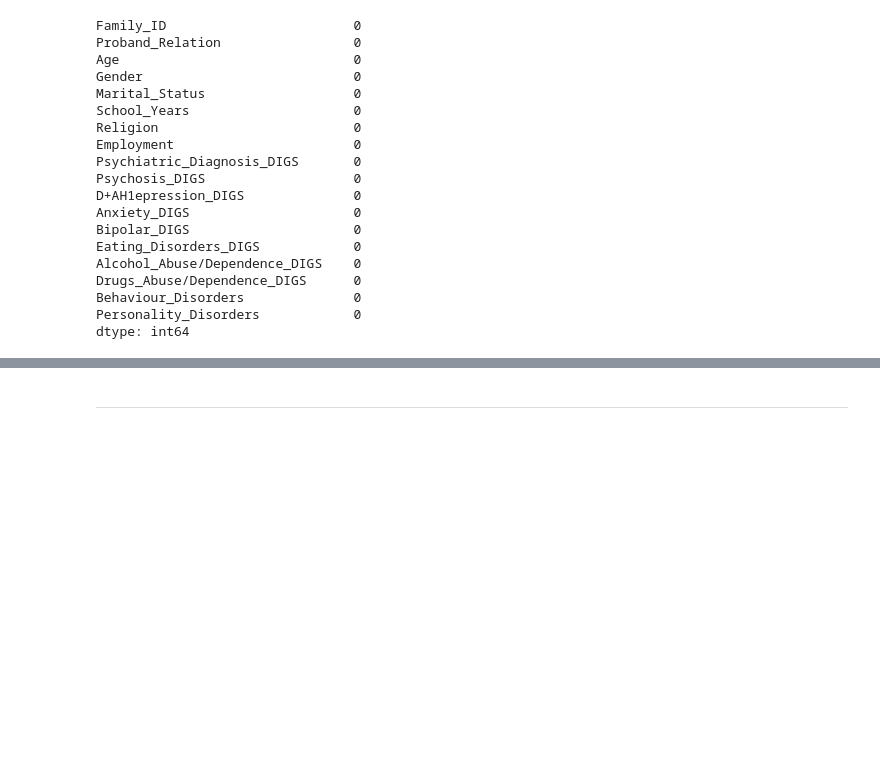
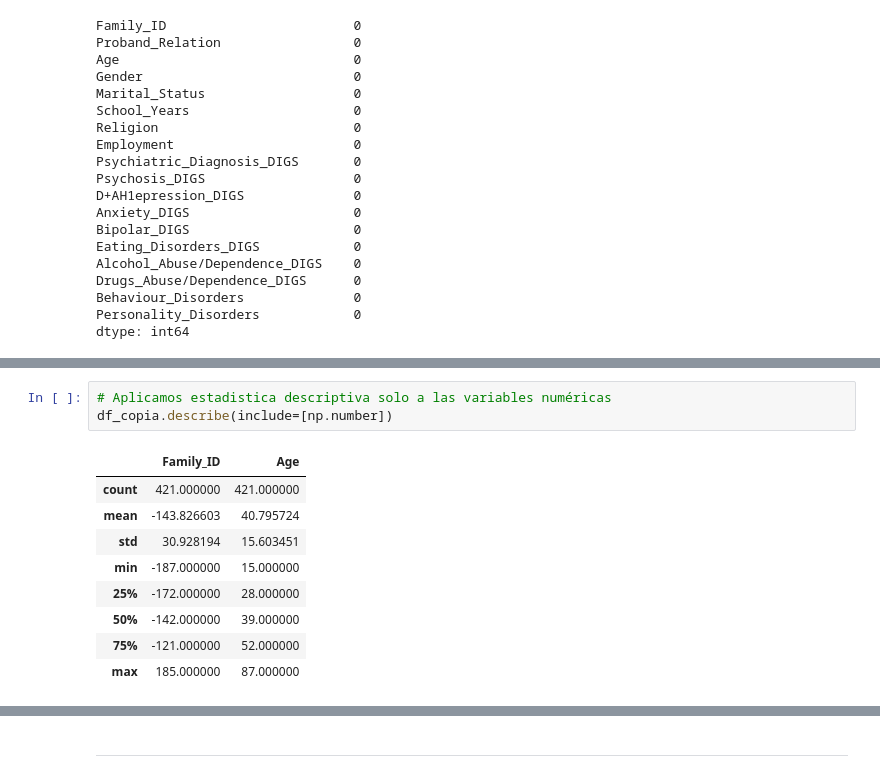
Before and after one commit to A01793101-GMuniz/ProyectoIntegrador, a Jupyter notebook: Avance1/Copia_Avance1_5.ipynb, the cells around one changed output, grey strips where cells are left out. Saved outputs shown, nothing was run; the diff lists cells and outputs as text; blank space fills up the shorter version.

```diff
--- a/Avance1/Copia_Avance1_5.ipynb
+++ b/Avance1/Copia_Avance1_5.ipynb
@@ -242,0 +316,13 @@ df_copia.head()
+# %%
+# Aplicamos estadistica descriptiva solo a las variables numéricas
+df_copia.describe(include=[np.number])
+# %% [output]
+|  | Family_ID | Age |
+| count | 421.000000 | 421.000000 |
+| mean | -143.826603 | 40.795724 |
+| std | 30.928194 | 15.603451 |
+| min | -187.000000 | 15.000000 |
+| 25% | -172.000000 | 28.000000 |
+| 50% | -142.000000 | 39.000000 |
+| 75% | -121.000000 | 52.000000 |
+| max | 185.000000 | 87.000000 |
```
Also changed, not shown: parts of 38 cells of this notebook.
